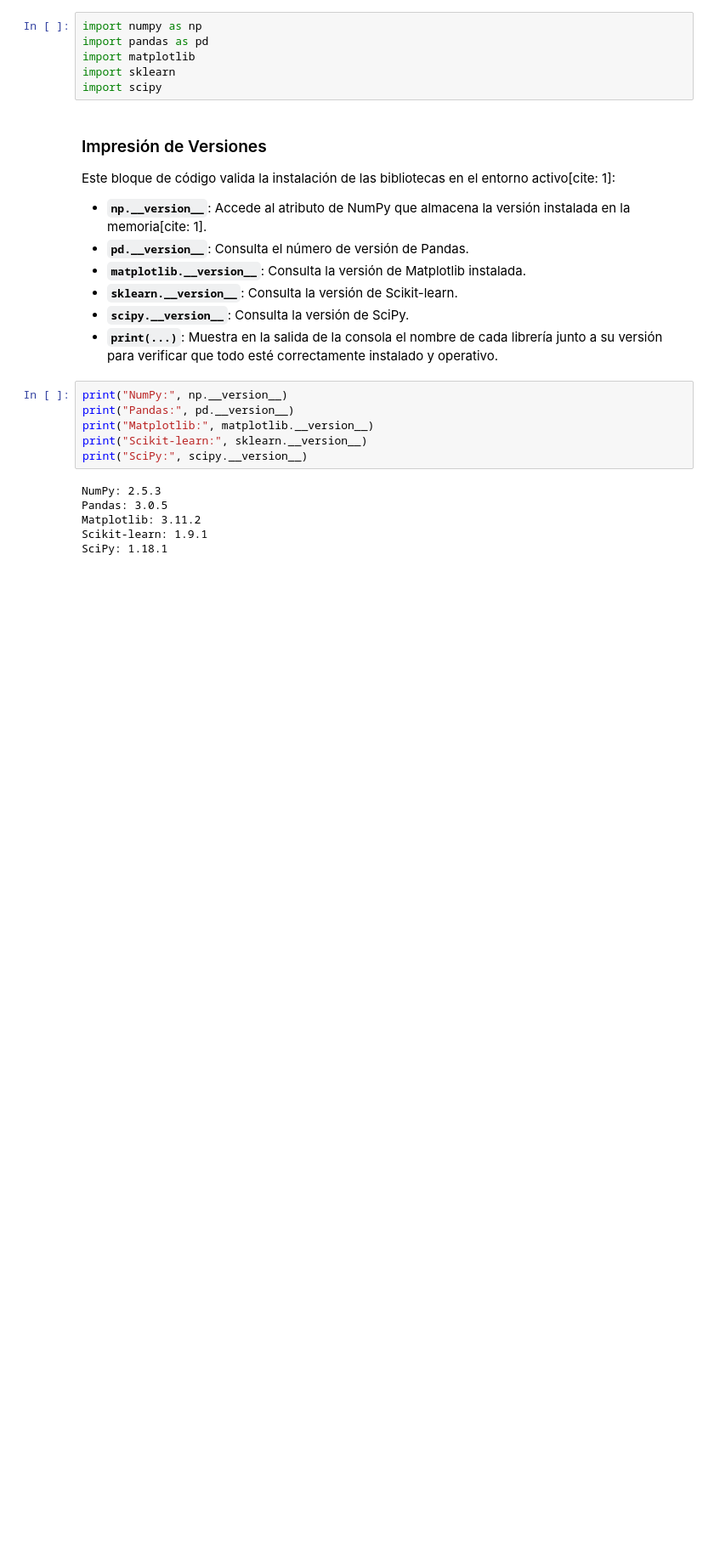
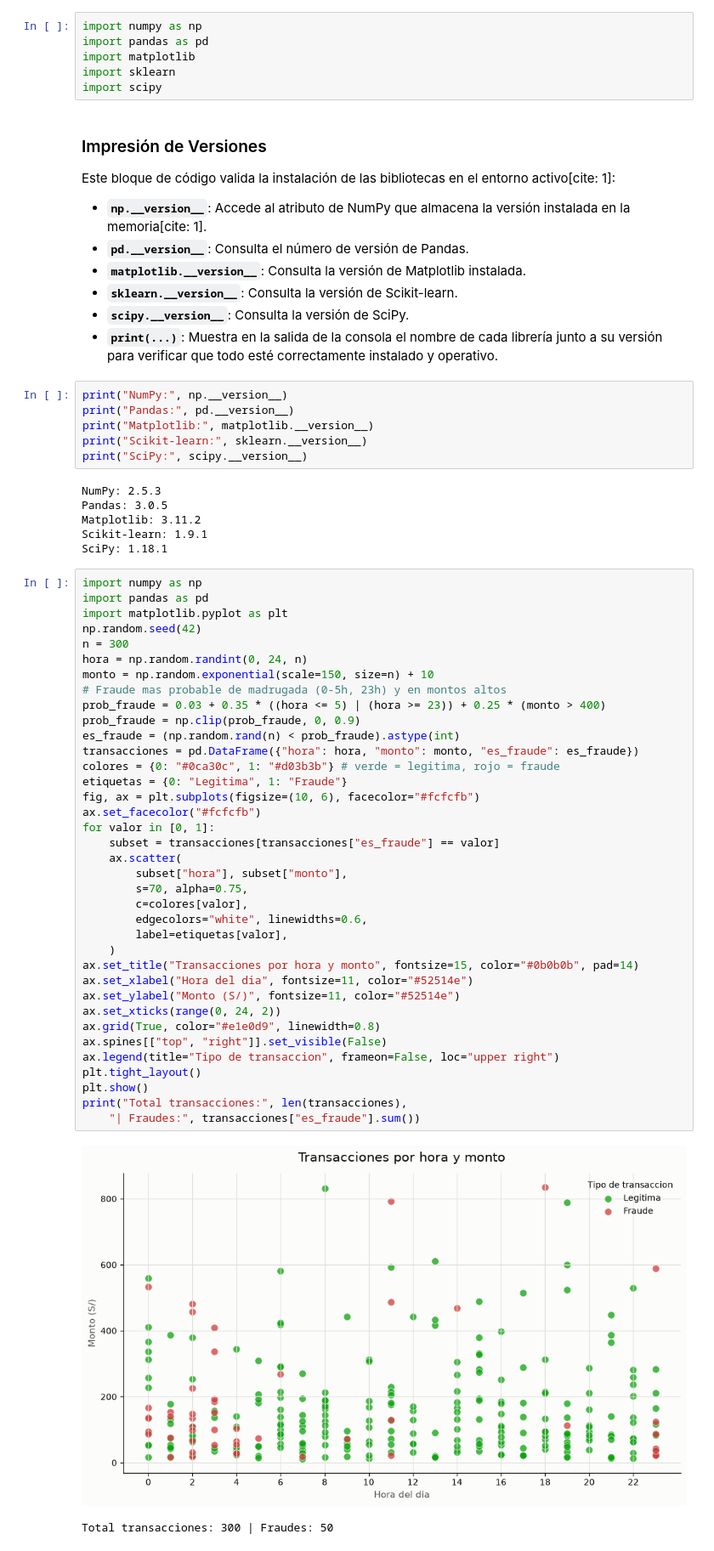
Before and after one commit to keylagutierrez27-sys/IS484-LAB01-VIERNES-GUTIERREZ, a Jupyter notebook: IS484_Lab01_Gutierrez.ipynb, the cells around one changed output. Shown at 85% size. Saved outputs shown, nothing was run; the diff lists cells and outputs as text; blank space fills up the shorter version.

Commit message:
Simulacion de 300 transacciones y visualizacion de la grafica

```diff
--- a/IS484_Lab01_Gutierrez.ipynb
+++ b/IS484_Lab01_Gutierrez.ipynb
@@ -37,3 +37,43 @@ Pandas: 3.0.5
 Matplotlib: 3.11.2
 Scikit-learn: 1.9.1
 SciPy: 1.18.1
+# %%
+import numpy as np
+import pandas as pd
+import matplotlib.pyplot as plt
+np.random.seed(42)
+n = 300
+hora = np.random.randint(0, 24, n)
+monto = np.random.exponential(scale=150, size=n) + 10
+# Fraude mas probable de madrugada (0-5h, 23h) y en montos altos
+prob_fraude = 0.03 + 0.35 * ((hora <= 5) | (hora >= 23)) + 0.25 * (monto > 400)
+prob_fraude = np.clip(prob_fraude, 0, 0.9)
+es_fraude = (np.random.rand(n) < prob_fraude).astype(int)
+transacciones = pd.DataFrame({"hora": hora, "monto": monto, "es_fraude": es_fraude})
+colores = {0: "#0ca30c", 1: "#d03b3b"} # verde = legitima, rojo = fraude
+etiquetas = {0: "Legitima", 1: "Fraude"}
+fig, ax = plt.subplots(figsize=(10, 6), facecolor="#fcfcfb")
+ax.set_facecolor("#fcfcfb")
+for valor in [0, 1]:
+    subset = transacciones[transacciones["es_fraude"] == valor]
+    ax.scatter(
+        subset["hora"], subset["monto"],
+        s=70, alpha=0.75,
+        c=colores[valor],
+        edgecolors="white", linewidths=0.6,
+        label=etiquetas[valor],
+    )
+ax.set_title("Transacciones por hora y monto", fontsize=15, color="#0b0b0b", pad=14)
+ax.set_xlabel("Hora del dia", fontsize=11, color="#52514e")
+ax.set_ylabel("Monto (S/)", fontsize=11, color="#52514e")
+ax.set_xticks(range(0, 24, 2))
+ax.grid(True, color="#e1e0d9", linewidth=0.8)
+ax.spines[["top", "right"]].set_visible(False)
+ax.legend(title="Tipo de transaccion", frameon=False, loc="upper right")
+plt.tight_layout()
+plt.show()
+print("Total transacciones:", len(transacciones),
+    "| Fraudes:", transacciones["es_fraude"].sum())
+# %% [output]
+[figure, added]
+Total transacciones: 300 | Fraudes: 50
```
